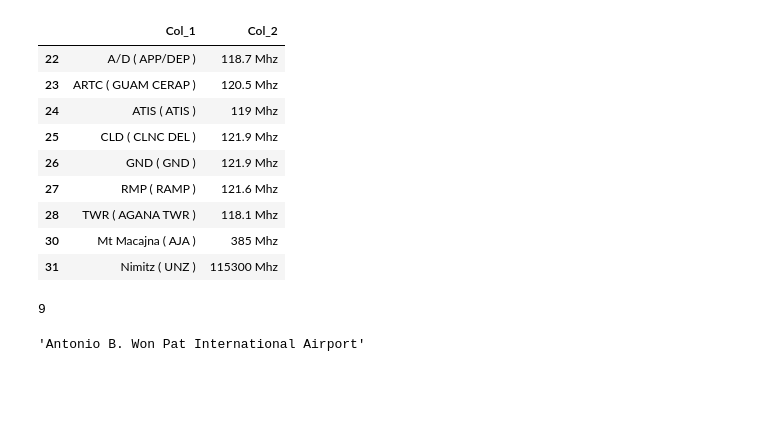
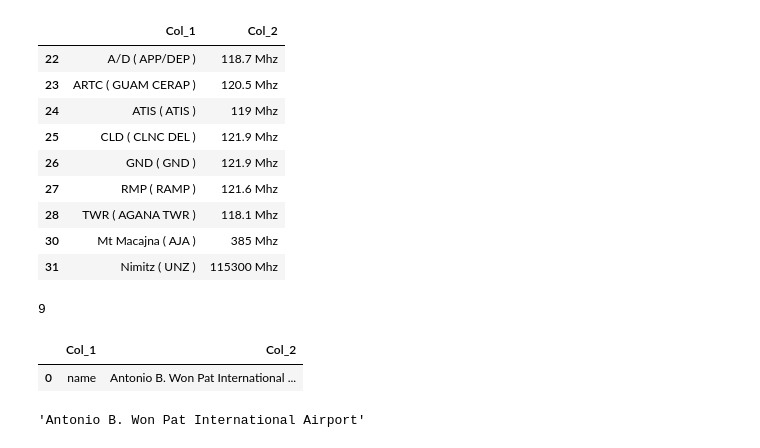
Before and after one commit to benniehana111/Airfield-Analysis, a Jupyter notebook: Airport_table_transform.ipynb, the cells around one changed output. Saved outputs shown, nothing was run; the diff lists cells and outputs as text; code cells hidden in the pictures; blank space fills up the shorter version.

```diff
--- a/Airport_table_transform.ipynb
+++ b/Airport_table_transform.ipynb
@@ -22,6 +25,7 @@ url_surface
 |  | url | surface |
 | 0 | https://airportdatabase.net/guam/... | 3 |
 # %%
-url_df = (url_surface['url'])
-print(url_df)
+url = url_surface.loc[url_surface['url'].str.contains('https')]
+url2 = url.iloc[0]['url']
+url2
 # %% [output]
@@ -43,7 +44,7 @@ temp_df
 |  | ID | GPS_Code | IATA_Code | name | continent | country | region | af_type | latitude | longitude | ... |
 # %%
 # Read HTML table
-df1 = pd.read_html('https://airportdatabase.net/guam/antonio-b-won-pat-international-airport-gum_5433.html')[0]
+df1 = pd.read_html(url2)[0]
 df1
 # %% [output]
 |  | Unnamed: 0 | Unnamed: 1 |
@@ -241,6 +242,13 @@ freq_count = len(freq_df)
 freq_count
 # %% [output]
 9
+# %%
+name = df2.loc[df2['Col_1'].str.contains('name')]
+
+name
+# %% [output]
+|  | Col_1 | Col_2 |
+| 0 | name | Antonio B. Won Pat International ... |
 # %%
 # create name variable
 name = df2.loc[df2['Col_1'].str.contains('name')]
```
Also changed, not shown: parts of 7 cells of this notebook.
